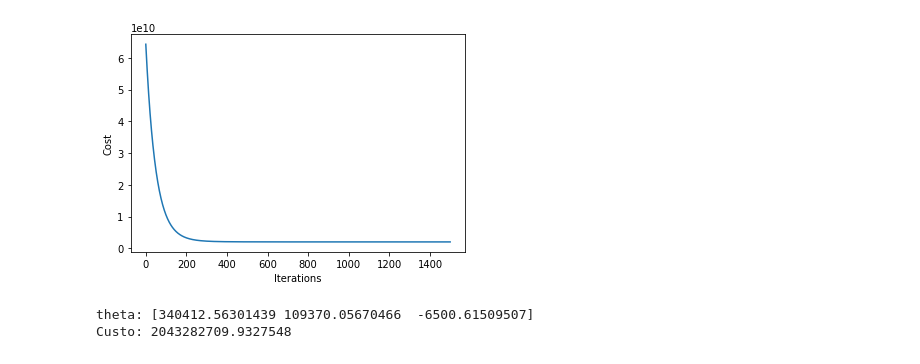
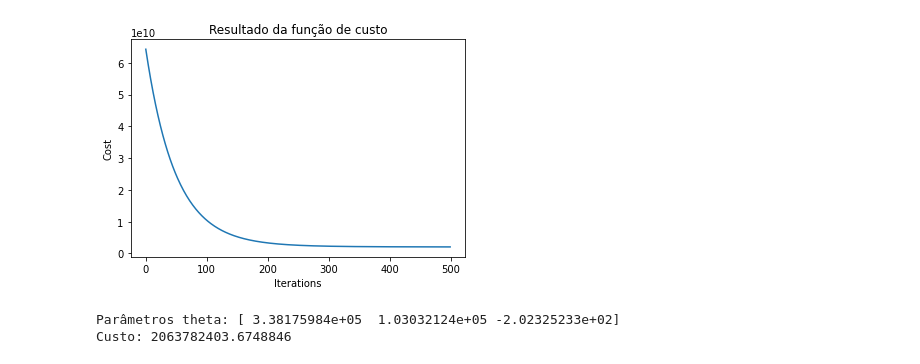
Before and after one commit to renatoor/machine-learning, a Jupyter notebook: T1/regressao-linear-multipla.ipynb, the cells around one changed output. Saved outputs shown, nothing was run; the diff lists cells and outputs as text; code cells hidden in the pictures.

```diff
--- a/T1/regressao-linear-multipla.ipynb
+++ b/T1/regressao-linear-multipla.ipynb
@@ -33,29 +71,27 @@ X_norm = np.append(np.ones([m, 1]), X_norm, axis=1)
 # %%
 def compute_cost(X, y, theta):
-  m = len(y)
-  return (np.sum(np.power(X @ theta - y, 2))) / (2 * m)
+    return np.sum((X @ theta - y) ** 2) / (2 * m)
 
 def gradient_descent(X, y, theta, alpha, epochs):
-  m = len(y)
-  cost = np.zeros(epochs)
-  for i in range(epochs):
-    h = X @ theta
-    theta = theta - alpha * (X.T @ (h - y)) / m
-    cost[i] = compute_cost2(X, y, theta)
-
-  return cost, theta
+    cost = np.zeros(epochs)
+    for i in range(epochs):
+        h = X @ theta
+        theta = theta - alpha * (X.T @ (h - y)) / m
+        cost[i] = compute_cost(X, y, theta)
+    return cost, theta
 
 theta = np.zeros(3)
-cost, fit_theta = gradient_descent(X_norm, y, theta, 0.01, 1500)
+cost, fit_theta = gradient_descent(X_norm, y, theta, 0.01, 500)
 
 plt.plot(cost)
+plt.title('Resultado da função de custo')
 plt.xlabel('Iterations')
 plt.ylabel('Cost')
 plt.show()
 
-print(f'theta: {fit_theta}')
+print(f'Parâmetros theta: {fit_theta}')
 print(f'Custo: {cost[-1]}')
 # %% [output]
-[figure, old version]
+[figure, new version]
-theta: [340412.56301439 109370.05670466  -6500.61509507]
-Custo: 2043282709.9327548
+Parâmetros theta: [ 3.38175984e+05  1.03032124e+05 -2.02325233e+02]
+Custo: 2063782403.6748846
```
Also changed, not shown: parts of 10 cells of this notebook, 5 other files.
